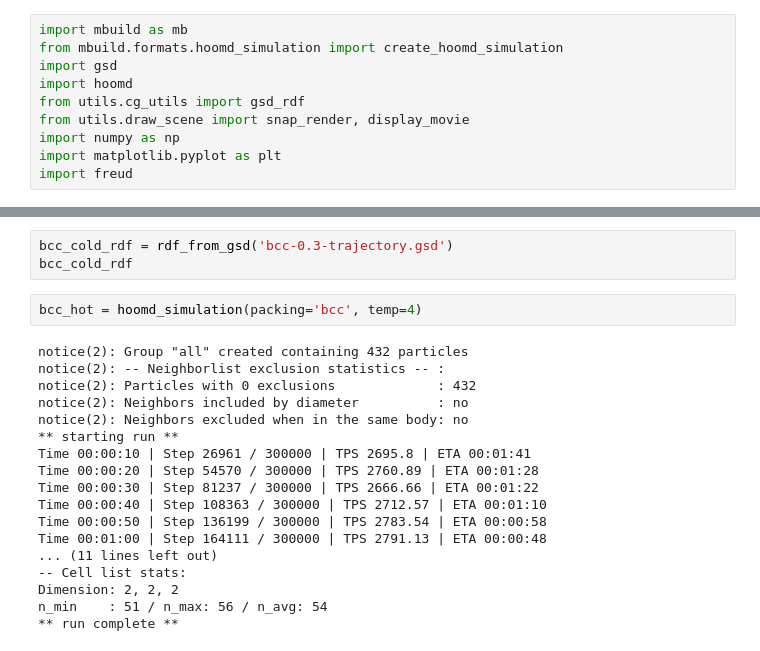
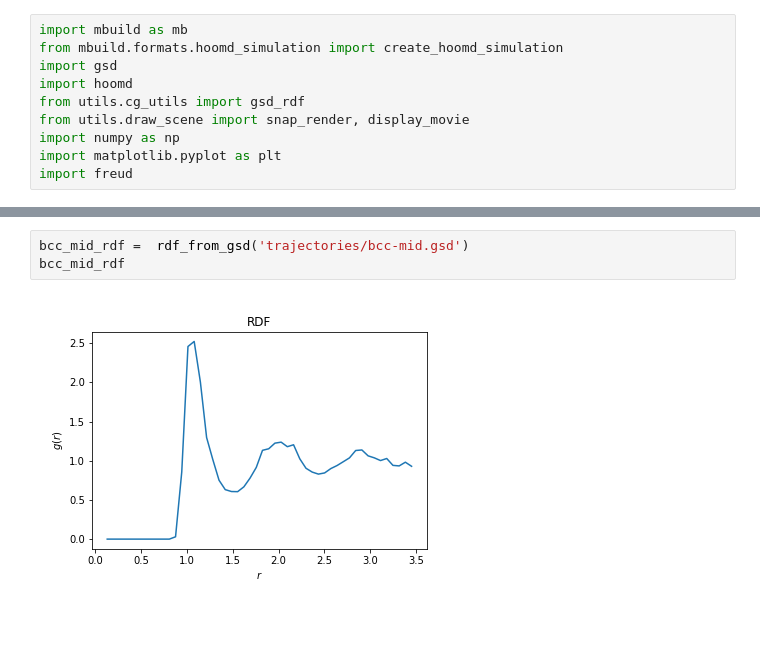
Before and after one commit to cmelab/notebook_tutorials, a Jupyter notebook: radial-distribution-function.ipynb, the cells around one changed output, grey strips where cells are left out. Cells and saved outputs as stored; diff of their text form; blank space fills up the shorter version.

Commit message:
created low, mid, hot bcc simulations of LJ particles, cleaned up rdf notebook a bit

```diff
--- a/radial-distribution-function.ipynb
+++ b/radial-distribution-function.ipynb
@@ -150,27 +65,9 @@ bcc_cold_rdf = rdf_from_gsd('bcc-0.3-trajectory.gsd')
 bcc_cold_rdf
 # %% [output]
 [figure]
-# %%
-bcc_cold_rdf = rdf_from_gsd('bcc-0.3-trajectory.gsd')
-bcc_cold_rdf
-# %%
-bcc_hot = hoomd_simulation(packing='bcc', temp=4)
-# %% [output]
-notice(2): Group "all" created containing 432 particles
-notice(2): -- Neighborlist exclusion statistics -- :
-notice(2): Particles with 0 exclusions             : 432
-notice(2): Neighbors included by diameter          : no
-notice(2): Neighbors excluded when in the same body: no
-** starting run **
-Time 00:00:10 | Step 26961 / 300000 | TPS 2695.8 | ETA 00:01:41
-Time 00:00:20 | Step 54570 / 300000 | TPS 2760.89 | ETA 00:01:28
-Time 00:00:30 | Step 81237 / 300000 | TPS 2666.66 | ETA 00:01:22
-Time 00:00:40 | Step 108363 / 300000 | TPS 2712.57 | ETA 00:01:10
-Time 00:00:50 | Step 136199 / 300000 | TPS 2783.54 | ETA 00:00:58
-Time 00:01:00 | Step 164111 / 300000 | TPS 2791.13 | ETA 00:00:48
-... (11 lines left out)
--- Cell list stats:
-Dimension: 2, 2, 2
-n_min    : 51 / n_max: 56 / n_avg: 54
-** run complete **
+# %%
+bcc_mid_rdf =  rdf_from_gsd('trajectories/bcc-mid.gsd')
+bcc_mid_rdf
+# %% [output]
+[figure, added]
 # %%
```
Also changed, not shown: parts of 9 cells of this notebook, 3 other files.
